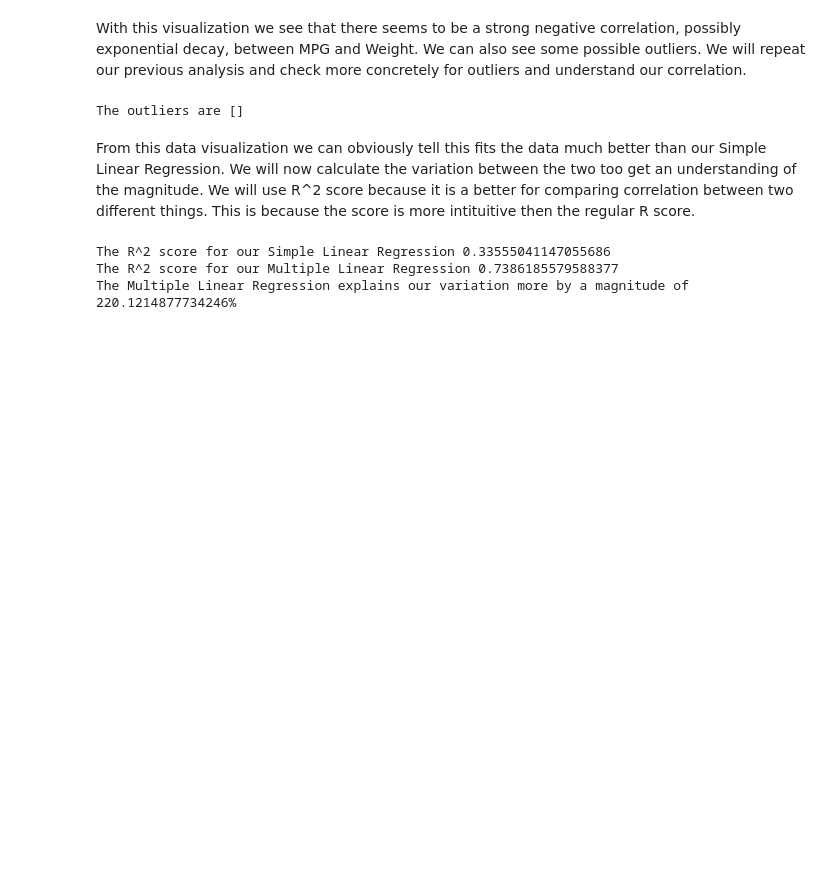
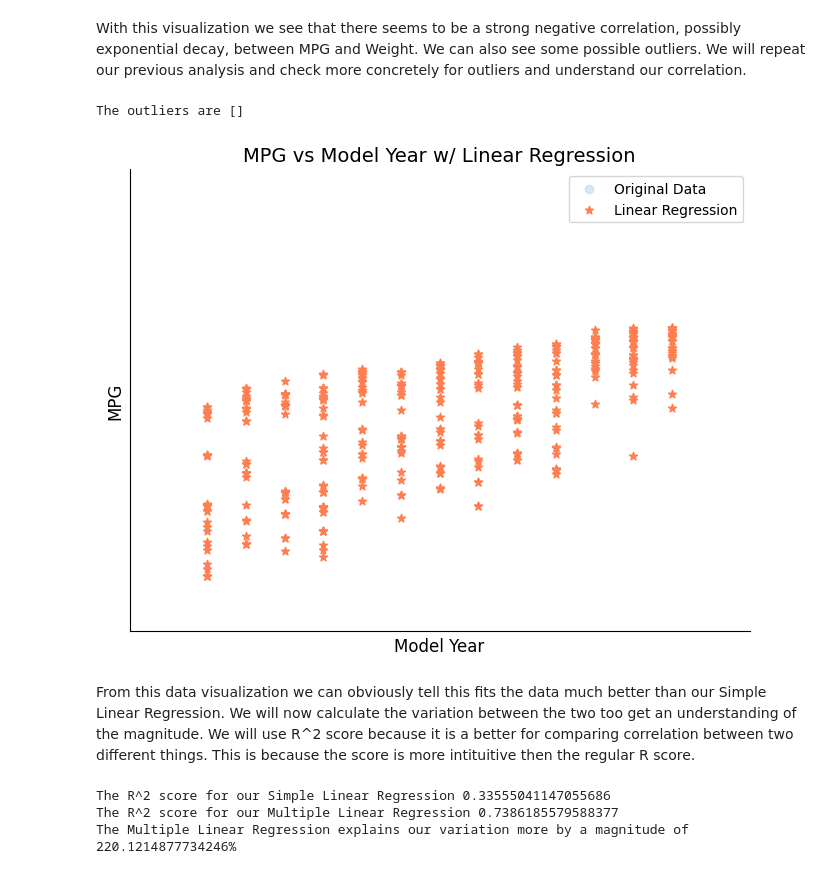
Before and after one commit to adenletchworth/Auto-MPG-Data-Analysis, a Jupyter notebook: dataAnalysis.ipynb, the cells around one changed output. Saved outputs shown, nothing was run; the diff lists cells and outputs as text; code cells hidden in the pictures; blank space fills up the shorter version.

```diff
--- a/dataAnalysis.ipynb
+++ b/dataAnalysis.ipynb
@@ -314,35 +314,39 @@ plt.ylabel('MPG',fontsize=12)
 
 plt.title('MPG vs Model Year w/ Linear Regression',fontsize=14) # gives a plot title
 
 scatter = plt.scatter([], [], c='lightblue', alpha=.5, label='Original Data') # plot original data
 linReg = plt.scatter([],[],c='coral', alpha=1.0, label='Linear Regression',marker='*') # plot linear regression line
 
 x_list = x.tolist()
 y_list = y.tolist()
 z_list = []
 
 writer= PillowWriter(fps=500)
 
 with writer.saving(fig,'Model_Year_vs_MPG_MultiLinReg.gif',100):
     for i in x:
         x_list.pop()
         y_list.pop()
 
         scatter.set_offsets(np.column_stack((x_list,y_list)))
-        writer.grab_frame()
+        if(len(x_list) % 5 == 0):
+            writer.grab_frame()
 
     for i in range(len(x)):
         x_list.append(x[i])
         y_list.append(multiPred_y[i])
 
         linReg.set_offsets(np.column_stack((x_list,y_list)))
-        writer.grab_frame()
+        if(i % 2 == 0):
+            writer.grab_frame()
 
 
 plt.legend() # add legend
 plt.grid() # add grid
 
 plt.show()
+# %% [output]
+[figure, added]
 # %% [markdown]
 From this data visualization we can obviously tell this fits the data much better than our Simple Linear Regression. We will now calculate the variation between the two too get an understanding of the magnitude. We will use R^2 score because it is a better for comparing correlation between two different things. This is because the score is more intituitive then the regular R score.
 # %%
```
Also changed, not shown: 1 other file.
